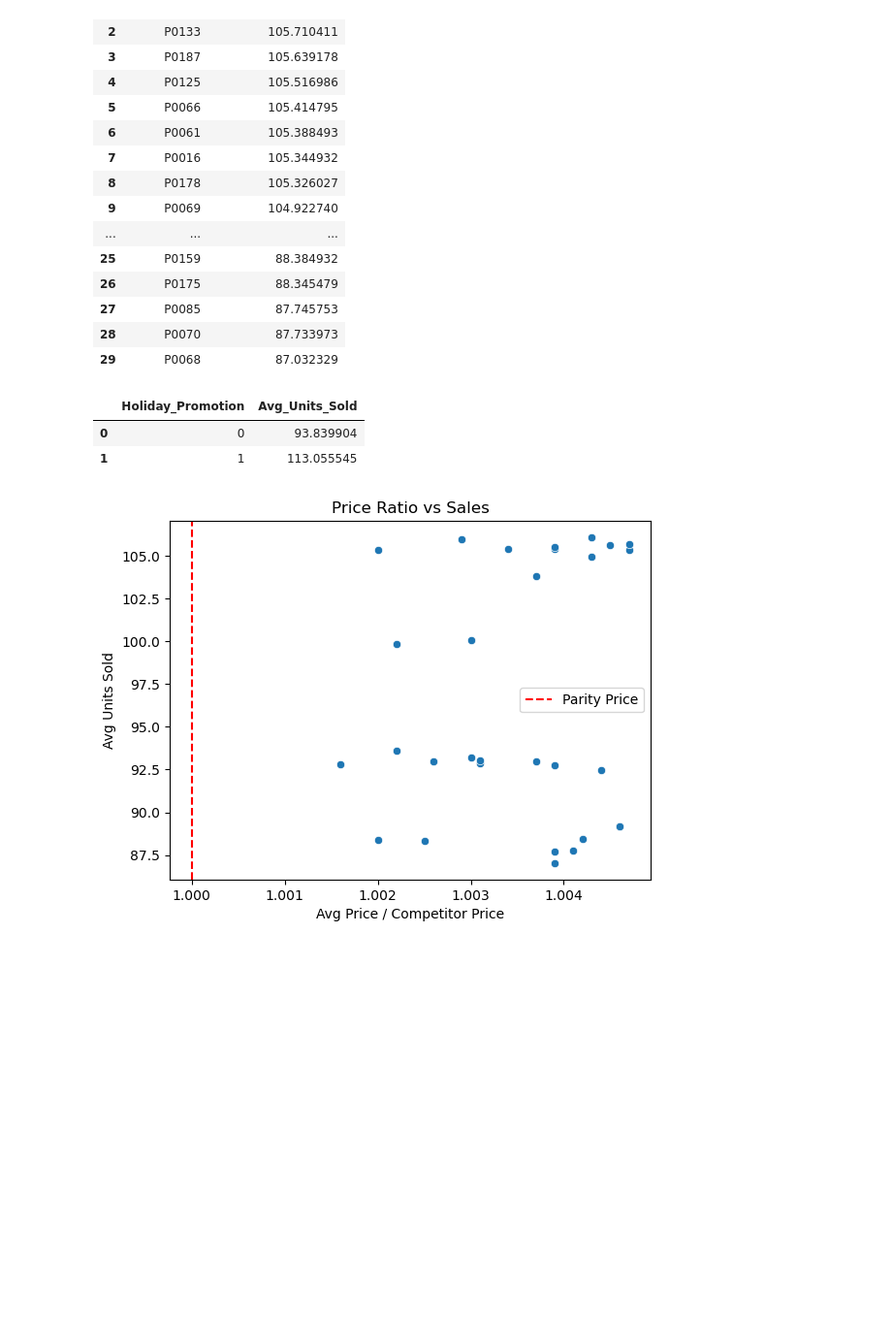
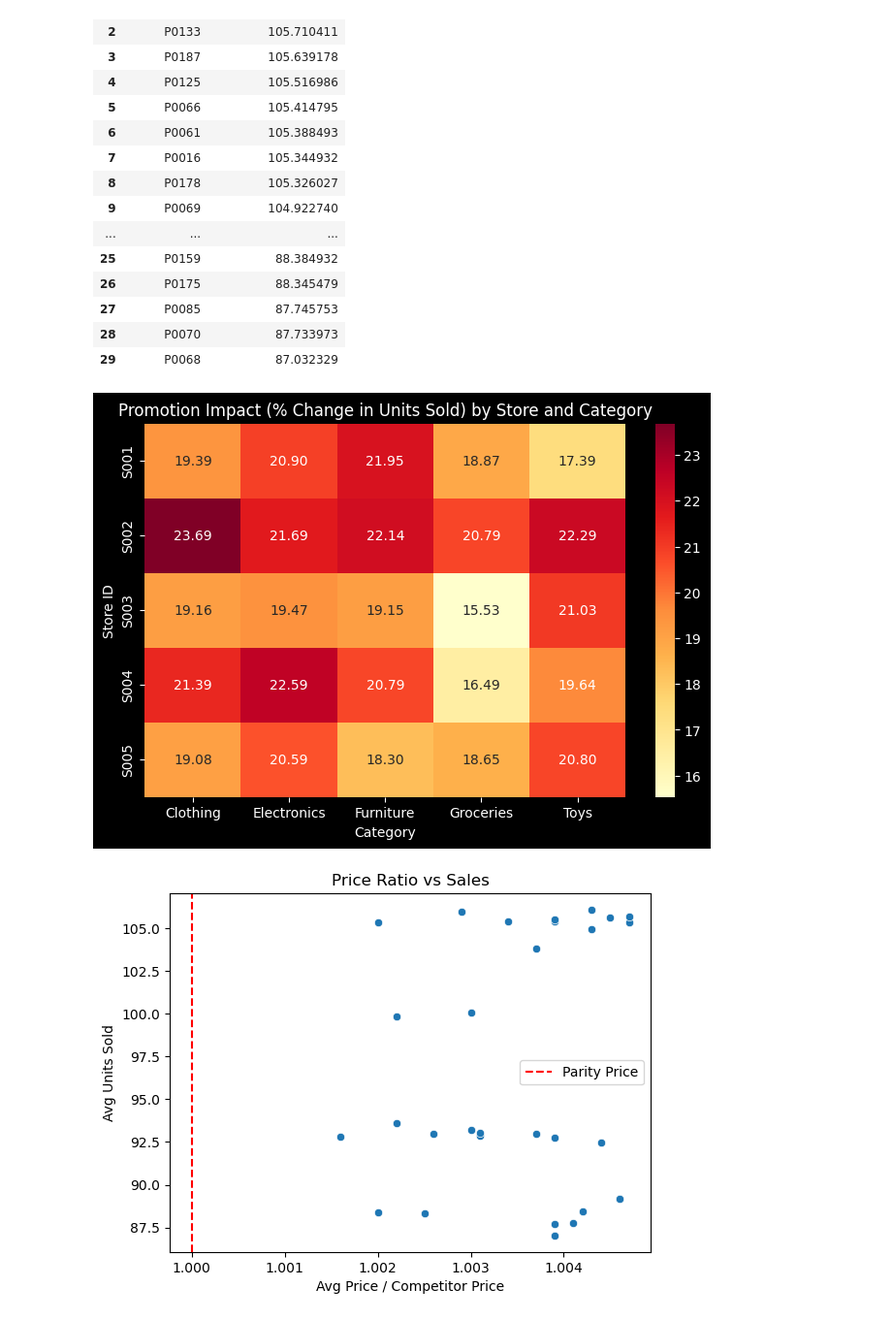
Before and after one commit to gnaneshgunda/Inventory_management, a Jupyter notebook: sql-task-2.ipynb, the cells around one changed output. Shown at 97% size. Saved outputs shown, nothing was run; the diff lists cells and outputs as text; code cells hidden in the pictures; blank space fills up the shorter version.

```diff
--- a/sql-task-2.ipynb
+++ b/sql-task-2.ipynb
@@ -325,20 +356,28 @@ pd.read_sql_query(query5, conn)
 | 27 | P0085 | 87.745753 |
 | 28 | P0070 | 87.733973 |
 | 29 | P0068 | 87.032329 |
-# %%
-#Promotion Impact
-#Compares avg sales b/w promotion and non-promotion periods
-query6 = """
-SELECT Holiday_Promotion,
-       AVG(Units_Sold) AS Avg_Units_Sold
-FROM InventoryData
-GROUP BY Holiday_Promotion;
-"""
-pd.read_sql_query(query6, conn)
-# %% [output]
-|  | Holiday_Promotion | Avg_Units_Sold |
-| 0 | 0 | 93.839904 |
-| 1 | 1 | 113.055545 |
+# %%
+import seaborn as sns
+
+query6 = """
+SELECT Store_ID,Category,
+       AVG(Units_Sold) AS Avg_Units_Sold,
+       100*(AVG(CASE WHEN Holiday_Promotion = 1 THEN units_sold END)-
+       AVG(CASE WHEN Holiday_Promotion = 0 THEN units_sold END))/ AVG(CASE WHEN Holiday_Promotion = 0 THEN units_sold END) AS Percentage_Change_Between_Promotions
+FROM InventoryData
+GROUP BY Store_ID,Category
+ORDER BY Percentage_Change_Between_Promotions DESC;
+"""
+df_kpi_by_promotions = pd.read_sql_query(query6, conn)
+df_kpi_by_promotions_cat = df_kpi_by_promotions.pivot(index='Store_ID', columns='Category', values='Percentage_Change_Between_Promotions')
+plt.figure(figsize=(8, 5))
+sns.heatmap(df_kpi_by_promotions_cat, annot=True, fmt=".2f", cmap="YlOrRd")
+plt.title("Promotion Impact (% Change in Units Sold) by Store and Category")
+plt.ylabel("Store ID")
+plt.xlabel("Category")
+plt.show()
+# %% [output]
+[figure, added]
 # %%
 #Price Competitivness vs Sales
 #Analyzes whether being cheaper correlates with more units solds
```
Also changed, not shown: parts of 9 cells of this notebook, 3 other files.
